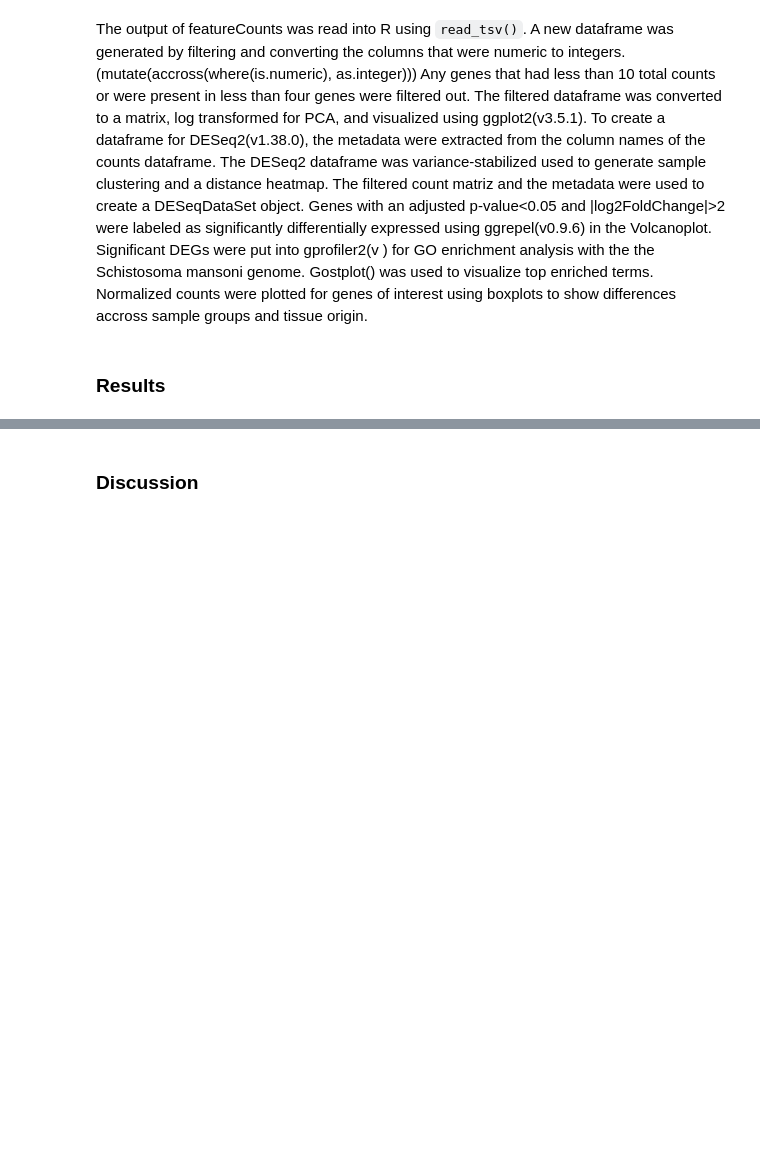
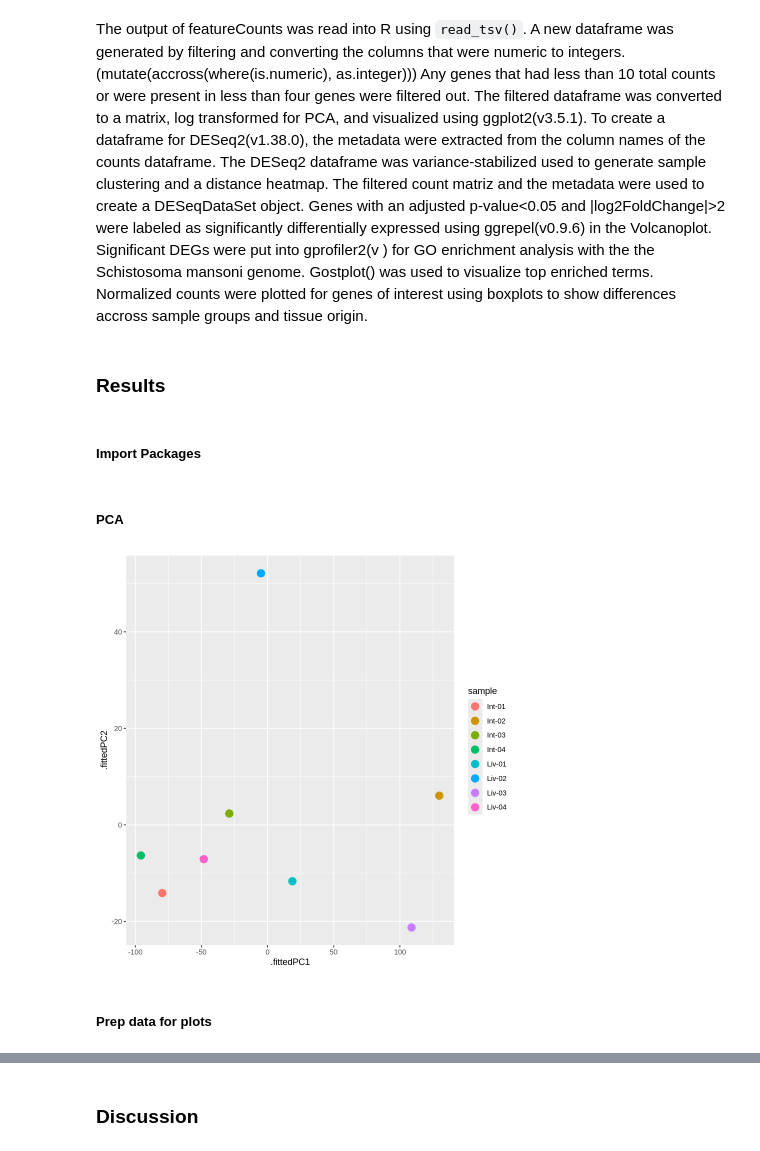
Before and after one commit to Mccallke0364/Bioinformatics-UWEC-Coursework-Liver-RNA-Seq, a Jupyter notebook: Manuscript.ipynb, the cells around one changed output, grey strips where cells are left out. Cells and saved outputs as stored; diff of their text form; code cells hidden in the pictures; blank space fills up the shorter version.

```diff
--- a/Manuscript.ipynb
+++ b/Manuscript.ipynb
@@ -70,3 +70,5 @@ Significant DEGs were put into gprofiler2(v ) for GO enrichment analysis with th
 [r-ggplot2]((https://github.com/tidyverse/ggplot2/blob/v3.5.2/inst/CITATION))                 3.5.1 -->
 # %% [markdown]
 ### Results
+# %% [markdown]
+##### Import Packages
@@ -72,0 +122,18 @@ Significant DEGs were put into gprofiler2(v ) for GO enrichment analysis with th
+# %% [markdown]
+##### PCA
+# %%
+# using counts_m dataframe generated from the geneid counts to fit the pca
+pca_fit <- t(log10(counts_m + 1)) |>
+    prcomp(scale = TRUE)
+
+#perform pca sshowing pc1 and pc2
+pca_fit |>
+  augment(t(counts_m)) |>
+  dplyr::rename(sample = .rownames) |>
+  mutate(sample = str_remove(sample, '_S[0-9]{2}_L005')) |>
+  ggplot(aes(.fittedPC1, .fittedPC2, color = sample)) +
+  geom_point(size = 4)
+# %% [output]
+[figure, added]
+# %% [markdown]
+##### Prep data for plots
```
Also changed, not shown: parts of 10 cells of this notebook, 2 other files.
